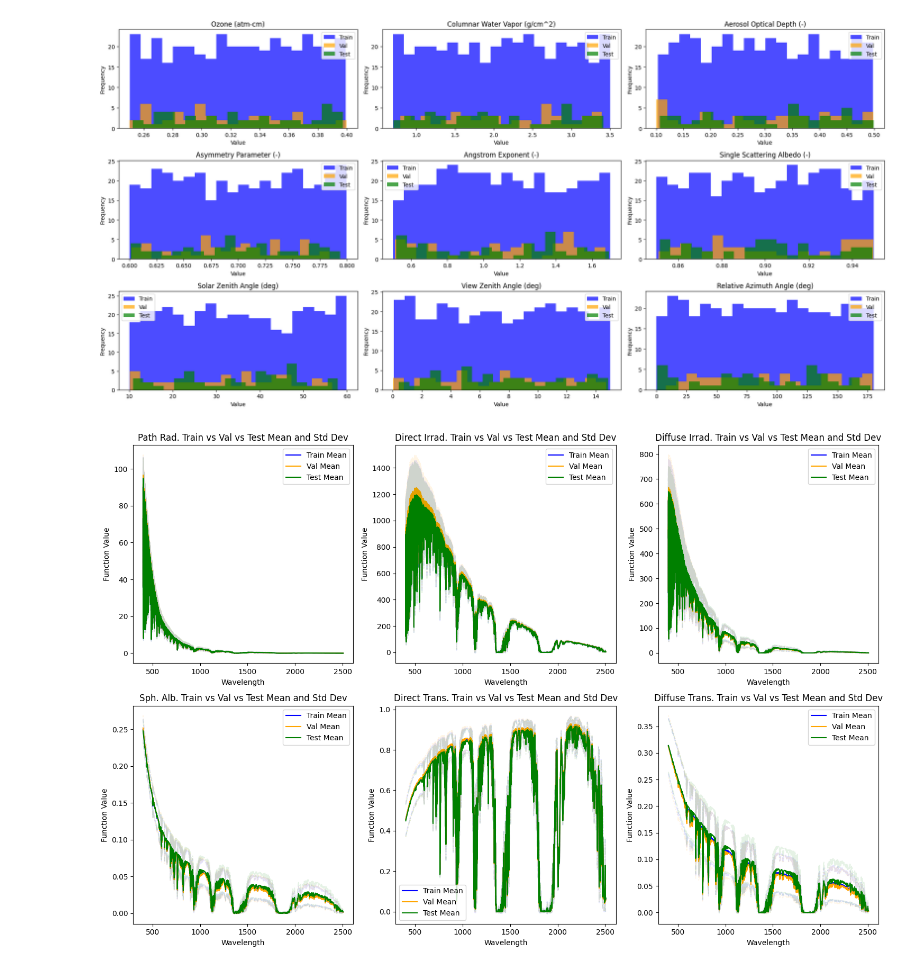
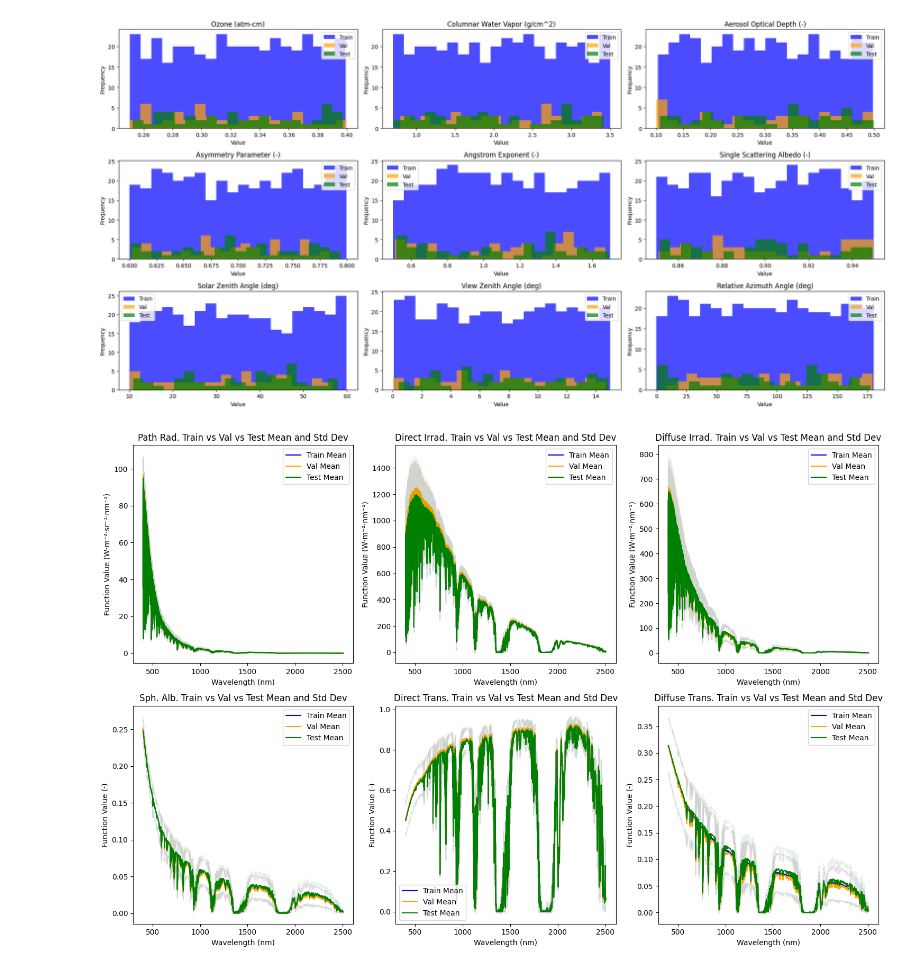
Before and after one commit to Teolul/Masters_Thesis, a Jupyter notebook: dataset_exploration.ipynb, the cells around one changed output. Cells and saved outputs as stored; diff of their text form; code cells hidden in the pictures.

```diff
--- a/dataset_exploration.ipynb
+++ b/dataset_exploration.ipynb
@@ -172,8 +172,8 @@ for i in range(globals.N_FUNCTIONS):
     plt.subplot(2, 3, i+1)
     plt.plot(wavelengths, Y_resh[sample_idx, i, :])
     plt.title(f"{globals.function_names_plots[i]} for sample {sample_idx}")
-    plt.xlabel("Wavelength")
-    plt.ylabel("Function Value")
+    plt.xlabel("Wavelength (nm)")
+    plt.ylabel("Function Value (" + globals.function_units_plots[i] + ")")
 plt.tight_layout()
 plt.show()
 # %% [output]
@@ -188,8 +188,8 @@ for i in range(globals.N_FUNCTIONS):
     plt.plot(wavelengths, mean_func, label="Mean")
     plt.fill_between(wavelengths, mean_func - std_func, mean_func + std_func, color="orange", alpha=0.3, label="Std Dev")
     plt.title(f"{globals.function_names_plots[i]} Mean and Std Dev")
-    plt.xlabel("Wavelength")
-    plt.ylabel("Function Value")
+    plt.xlabel("Wavelength (nm)")
+    plt.ylabel("Function Value (" + globals.function_units_plots[i] + ")")
     plt.legend()
 plt.tight_layout()
 plt.show()
@@ -348,32 +348,32 @@ plt.show()
 # %%
 # overlay mean and std dev of train and val outputs to check if they have similar distributions
 plt.figure(figsize=(15, 10))
 for i in range(Y_tr.shape[1]):
     plt.subplot(2, 3, i+1)
     mean_tr = np.mean(Y_tr[:, i, :], axis=0)
     std_tr = np.std(Y_tr[:, i, :], axis=0)
     mean_val = np.mean(Y_val[:, i, :], axis=0)
     std_val = np.std(Y_val[:, i, :], axis=0)
     mean_test = np.mean(Y_test[:, i, :], axis=0)
     std_test = np.std(Y_test[:, i, :], axis=0)
 
     plt.plot(wavelengths, mean_tr, label="Train Mean", color="blue")
     plt.plot(wavelengths, mean_tr + std_tr, color="blue", linestyle="--", alpha=0.1)
     plt.plot(wavelengths, mean_tr - std_tr, color="blue", linestyle="--", alpha=0.1)
 
     plt.plot(wavelengths, mean_val, label="Val Mean", color="orange")
     plt.plot(wavelengths, mean_val + std_val, color="orange", linestyle=":", alpha=0.1)
     plt.plot(wavelengths, mean_val - std_val, color="orange", linestyle=":", alpha=0.1)
 
     plt.plot(wavelengths, mean_test, label="Test Mean", color="green")
     plt.plot(wavelengths, mean_test + std_test, color="green", linestyle="-.", alpha=0.1)
     plt.plot(wavelengths, mean_test - std_test, color="green", linestyle="-.", alpha=0.1)
 
     plt.title(f"{globals.function_names_plots_abb[i]} Train vs Val vs Test Mean and Std Dev")
-    plt.xlabel("Wavelength")
-    plt.ylabel("Function Value")
+    plt.xlabel("Wavelength (nm)")
+    plt.ylabel("Function Value (" + globals.function_units_plots[i] + ")")
     plt.legend()
 plt.tight_layout()
 plt.show()
 # %% [output]
-[figure, old version]
+[figure, new version]
```
Also changed, not shown: parts of 3 cells of this notebook, 4 other files.
